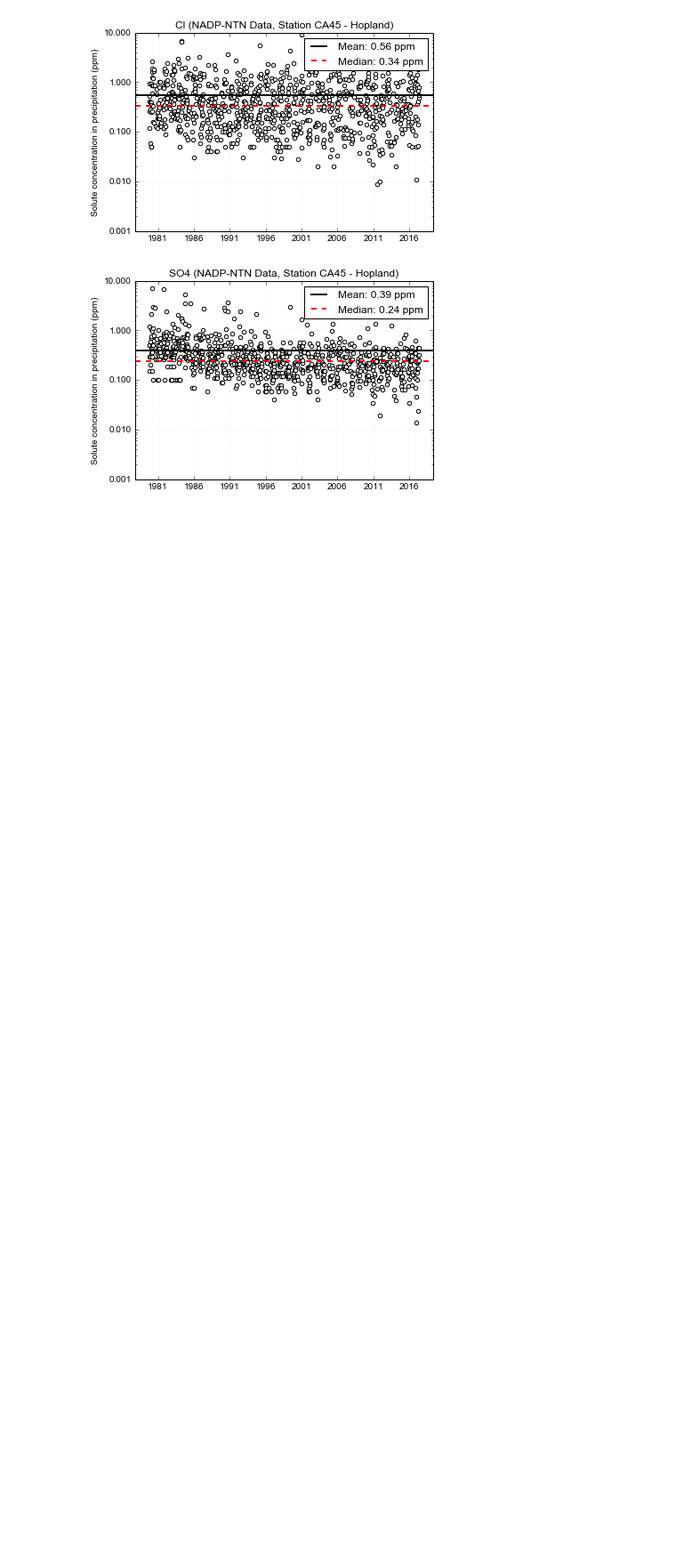
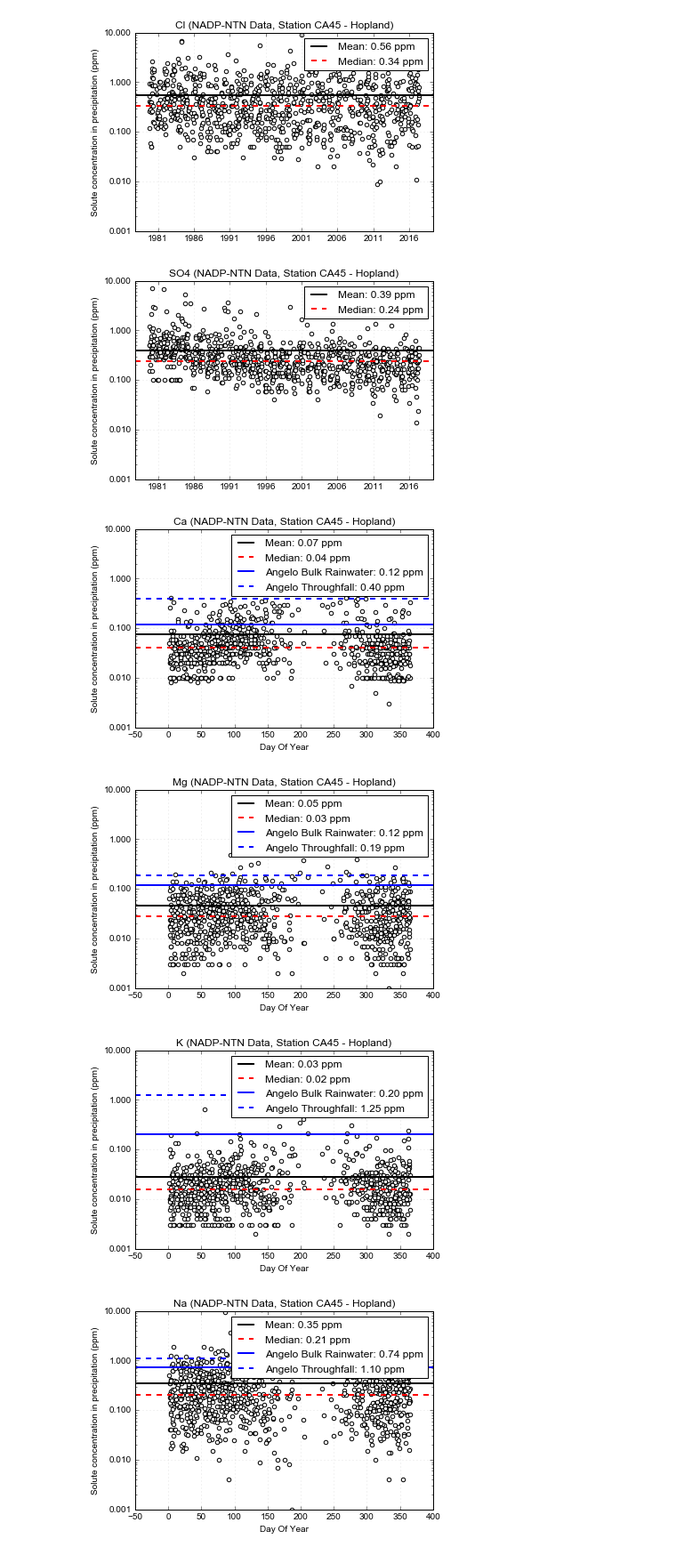
Before and after one commit to jessehahm/PrecipChemistry, a Jupyter notebook: Precip Chemistry.ipynb, the cells around one changed output. Shown: that part at 89% size. Cells and saved outputs as stored; diff of their text form; code cells hidden in the pictures; blank space fills up the shorter version.

Commit message:
Day Of Year Plots

```diff
--- a/Precip Chemistry.ipynb
+++ b/Precip Chemistry.ipynb
@@ -138,3 +138,51 @@ for solute in solutes:
 [figure]
 # %%
 df[['Ca', 'Mg', 'K', 'Na', 'NH4', 'NO3', 'Cl', 'SO4', 'pH Field', 'pH Lab']].describe().to_excel('HoplandPrecipSummary.xls')
+# %%
+df.index=df['date']
+# %%
+df['doy'] = df.index.dayofyear
+# %%
+solutes = ['Ca', 'Mg', 'K', 'Na', 'NH4', 'NO3', 'Cl', 'SO4']
+
+
+for solute in solutes:
+    fig,ax=plt.subplots()
+
+    plt.scatter(df['doy'].values,df[solute].values,facecolor='white')
+    plt.ylim([0.001,10])
+    plt.xlabel('Day Of Year')
+    plt.yscale('log')
+
+
+
+    ax.yaxis.set_major_formatter(FormatStrFormatter('%.3f'))
+    plt.grid(alpha=0.2)
+    plt.axhline(df[solute].mean(),label='Mean: '+format(df[solute].mean(), '.2f') + ' ppm',color='k',lw=2)
+    plt.axhline(df[solute].median(),label='Median: '+format(df[solute].median(), '.2f') + ' ppm',ls='--',color='red',lw=2)
+
+    if solute == 'Ca':
+        plt.axhline(0.12,label='Angelo Bulk Rainwater: 0.12 ppm',color='b',lw=2)
+        plt.axhline(0.40,label='Angelo Throughfall: 0.40 ppm',color='b',lw=2,ls='--')
+    if solute == 'Mg':
+        plt.axhline(0.12,label='Angelo Bulk Rainwater: 0.12 ppm',color='b',lw=2)
+        plt.axhline(0.19,label='Angelo Throughfall: 0.19 ppm',color='b',lw=2,ls='--')
+    if solute == 'K':
+        plt.axhline(0.20,label='Angelo Bulk Rainwater: 0.20 ppm',color='b',lw=2)
+        plt.axhline(1.25,label='Angelo Throughfall: 1.25 ppm',color='b',lw=2,ls='--')
+    if solute == 'Na':
+        plt.axhline(.74,label='Angelo Bulk Rainwater: 0.74 ppm',color='b',lw=2)
+        plt.axhline(1.10,label='Angelo Throughfall: 1.10 ppm',color='b',lw=2,ls='--')
+
+
+
+    plt.ylabel('Solute concentration in precipitation (ppm)')
+    plt.legend()
+    plt.title(solute + ' (NADP-NTN Data, Station CA45 - Hopland)')
+    plt.savefig('Figures\\DOY\\'+solute + '- DOY -Precipitation Timeseries, NADP-NTN Data, Station CA45 - Hopland.pdf')
+    plt.show()
+# %% [output]
+[figure, added]
+[figure, added]
+[figure, added]
+[figure, added]
```
Also changed, not shown: parts of 1 cell of this notebook, 9 other files.
